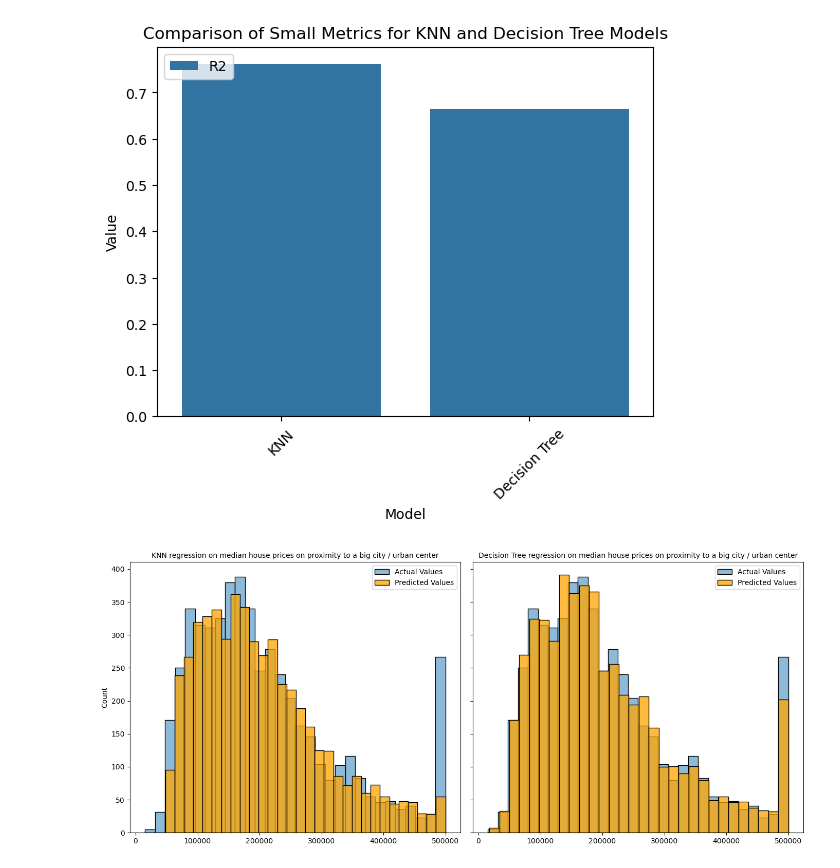
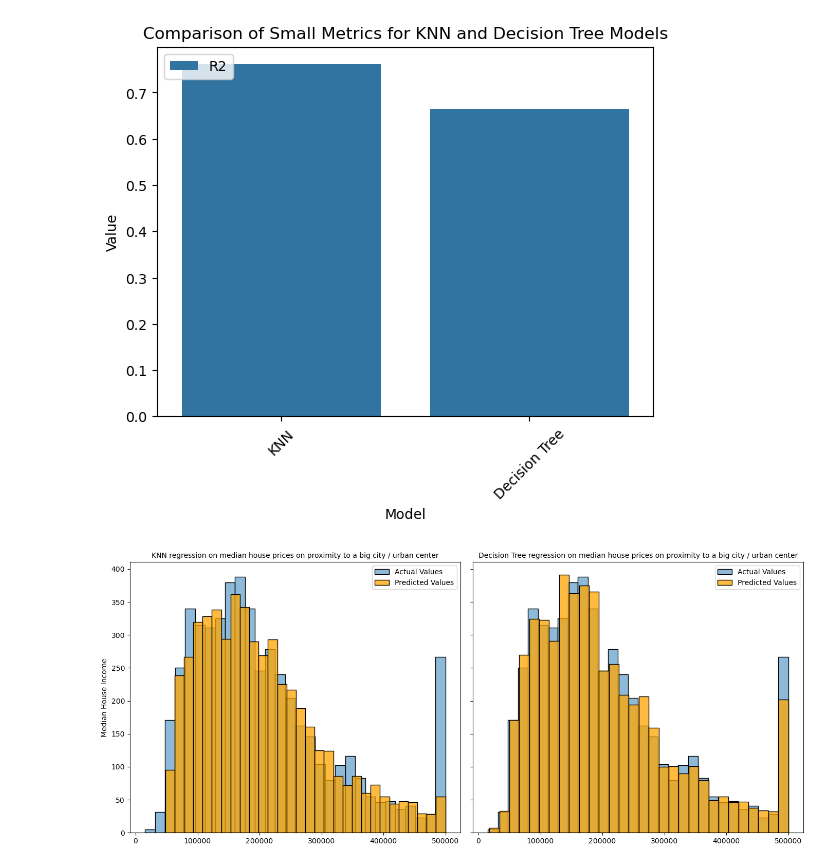
Before and after one commit to DSBE-Semester-A/DataMining, a Jupyter notebook: Assignment1 copy.ipynb, the cells around one changed output. Saved outputs shown, nothing was run; the diff lists cells and outputs as text; code cells hidden in the pictures.

Commit message:
Updated the comments in the copy ipynb. Fixed the ylabel of the final histogram

```diff
--- a/Assignment1 copy.ipynb
+++ b/Assignment1 copy.ipynb
@@ -461,19 +440,19 @@ plt.show()
 # %%
 fig, axes = plt.subplots(1, 2, figsize=(14, 6), sharey=True)
 
 # Plot for Linear Regression
 sns.histplot(y_test, label='Actual Values', ax=axes[0], color='blue')
 sns.histplot(y_knn_pred.flatten(), label='Predicted Values', ax=axes[0], color='orange')
 axes[0].set_title('KNN regression on median house prices on proximity to a big city / urban center', size=10)
 axes[0].legend()
 
 # Plot for Decision Tree
 sns.histplot(y_test, label='Actual Values', ax=axes[1], color='blue')
 sns.histplot(y_dec_pred, label='Predicted Values', ax=axes[1], color='orange')
 axes[1].set_title('Decision Tree regression on median house prices on proximity to a big city / urban center', size=10)
 axes[1].legend()
-
+axes[0].set_ylabel('Median House Income')
 plt.tight_layout()
 plt.show()
 # %% [output]
-[figure, old version]
+[figure, new version]
```
Also changed, not shown: parts of 17 cells of this notebook, 2 other files.
